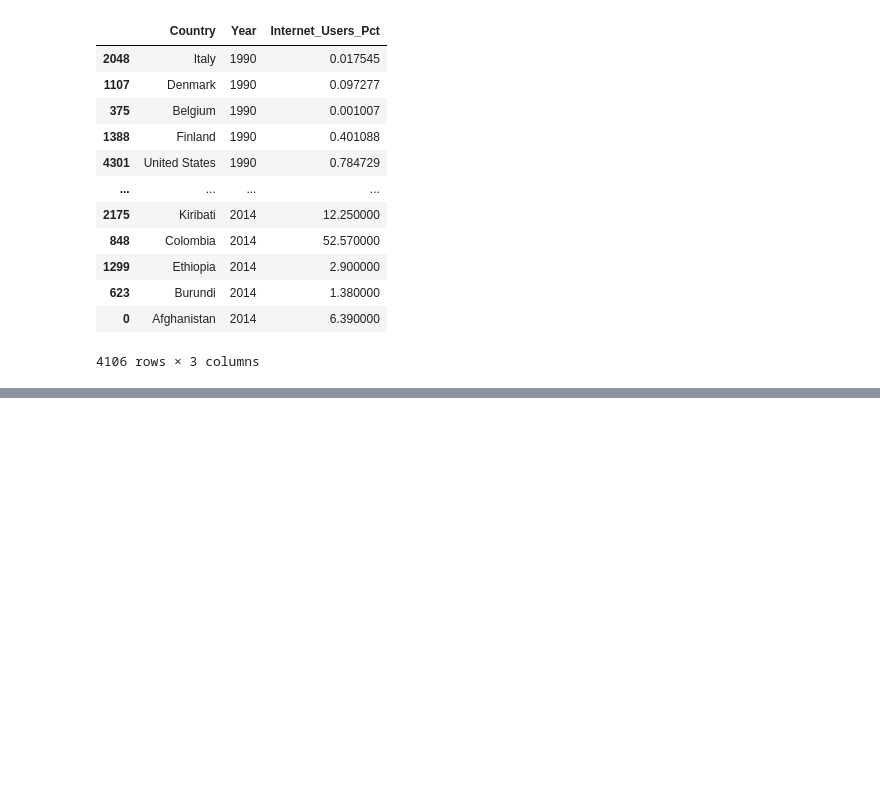
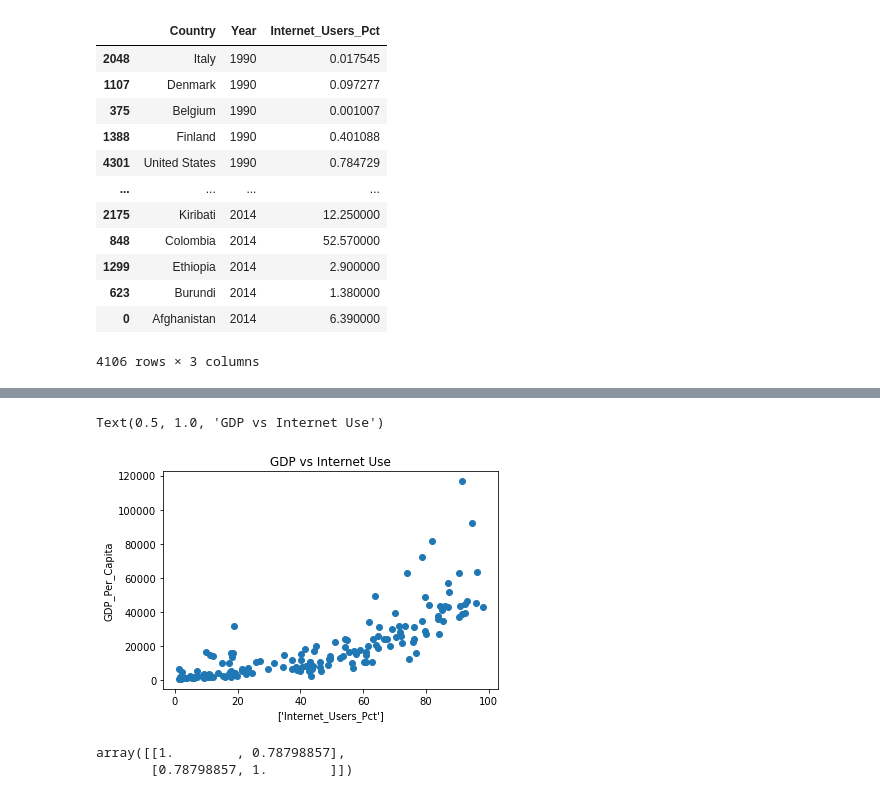
Before and after one commit to nss-data-science-cohort-4/dq1-undata-dailyp, a Jupyter notebook: notebooks/UN_data_exploration.ipynb, the cells around one changed output, grey strips where cells are left out. Saved outputs shown, nothing was run; the diff lists cells and outputs as text; code cells hidden in the pictures; blank space fills up the shorter version.

```diff
--- a/notebooks/UN_data_exploration.ipynb
+++ b/notebooks/UN_data_exploration.ipynb
@@ -354,0 +624,2 @@ internet_df[internet_df['Internet_Users_Pct']>0].sort_values(by = 'Year')
+# %%
+gdp_and_internet_use_2014 = gdp_and_internet_use[gdp_and_internet_use['Year'] == 2014]
@@ -354,0 +693,15 @@ internet_df[internet_df['Internet_Users_Pct']>0].sort_values(by = 'Year')
+# %%
+#30 Create a scatter plot of Internet Use vs GDP per Capita for the year 2014. What do you notice?
+plt.scatter(x = gdp_and_internet_use_2014['Internet_Users_Pct'], y = gdp_and_internet_use_2014['GDP_Per_Capita'])
+plt.xlabel(['Internet_Users_Pct'])
+plt.ylabel('GDP_Per_Capita')
+plt.title('GDP vs Internet Use')
+# %% [output]
+Text(0.5, 1.0, 'GDP vs Internet Use')
+[figure, added]
+# %%
+#30 - positive correlation. Correlation coefficience below indicates strong.
+np.corrcoef(gdp_and_internet_use_2014.Internet_Users_Pct, gdp_and_internet_use_2014.GDP_Per_Capita)
+# %% [output]
+array([[1.        , 0.78798857],
+       [0.78798857, 1.        ]])
```
Also changed, not shown: parts of 53 cells of this notebook.
